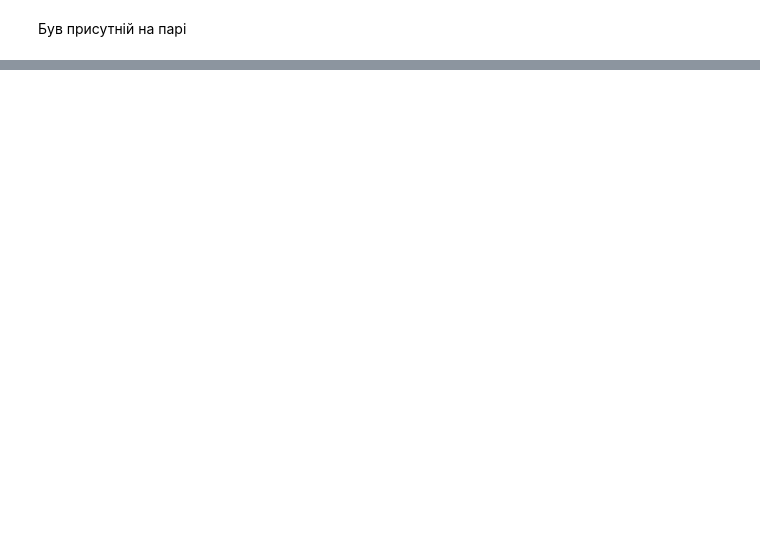
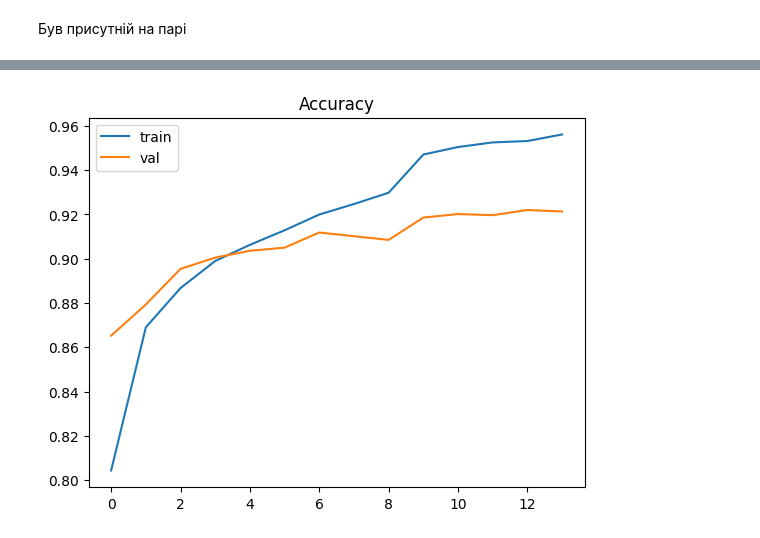
Before and after one commit to DimDragg/-, a Jupyter notebook: Лабораторна_робота_12.ipynb, the cells around one changed output, grey strips where cells are left out. Cells and saved outputs as stored; diff of their text form; code cells hidden in the pictures; blank space fills up the shorter version.

```diff
--- a/Лабораторна_робота_12.ipynb
+++ b/Лабораторна_робота_12.ipynb
@@ -110,0 +17,86 @@ plt.show()
+# %%
+import numpy as np
+import matplotlib.pyplot as plt
+import tensorflow as tf
+from tensorflow import keras
+from tensorflow.keras import layers
+
+# 1. Дані
+(x_train, y_train), (x_test, y_test) = keras.datasets.fashion_mnist.load_data()
+
+class_names = [
+    "T-shirt", "Trouser", "Pullover", "Dress", "Coat",
+    "Sandal", "Shirt", "Sneaker", "Bag", "Boot"
+]
+
+x_train = x_train / 255.0
+x_test = x_test / 255.0
+
+x_train = x_train[..., np.newaxis]
+x_test = x_test[..., np.newaxis]
+
+# 2. CNN модель
+model = keras.Sequential([
+    layers.Conv2D(32, (3,3), activation='relu', input_shape=(28,28,1)),
+    layers.MaxPooling2D(),
+
+    layers.Conv2D(64, (3,3), activation='relu'),
+    layers.MaxPooling2D(),
+
+    layers.Flatten(),
+    layers.Dense(128, activation='relu'),
+    layers.Dropout(0.3),
+    layers.Dense(10, activation='softmax')
+])
+
+# 3. Компіляція
+model.compile(
+    optimizer='adam',
+    loss='sparse_categorical_crossentropy',
+    metrics=['accuracy']
+)
+
+# 4. Callbacks
+early_stop = keras.callbacks.EarlyStopping(patience=3, restore_best_weights=True)
+reduce_lr = keras.callbacks.ReduceLROnPlateau(patience=2)
+
+# 5. Навчання
+history = model.fit(
+    x_train, y_train,
+    epochs=15,
+    validation_split=0.2,
+    callbacks=[early_stop, reduce_lr]
+)
+
+# 6. Оцінка
+print("Test accuracy:", model.evaluate(x_test, y_test)[1])
+
+# 7. Графіки
+plt.figure()
+plt.plot(history.history['accuracy'])
+plt.plot(history.history['val_accuracy'])
+plt.title("Accuracy")
+plt.legend(["train","val"])
+plt.show()
+
+plt.figure()
+plt.plot(history.history['loss'])
+plt.plot(history.history['val_loss'])
+plt.title("Loss")
+plt.legend(["train","val"])
+plt.show()
+
+# 8. Візуалізація
+pred = model.predict(x_test)
+
+plt.figure(figsize=(10,5))
+for i in range(10):
+    plt.subplot(2,5,i+1)
+    plt.imshow(x_test[i].squeeze(), cmap='gray')
+    plt.title(f"T:{class_names[y_test[i]]}\nP:{class_names[np.argmax(pred[i])]}")
+    plt.axis('off')
+plt.show()
+
+# 9. Архітектура
+model.summary()
+# %% [output]
@@ -110,0 +128 @@ plt.show()
+[figure, added]
```
Also changed, not shown: parts of 8 cells of this notebook.
